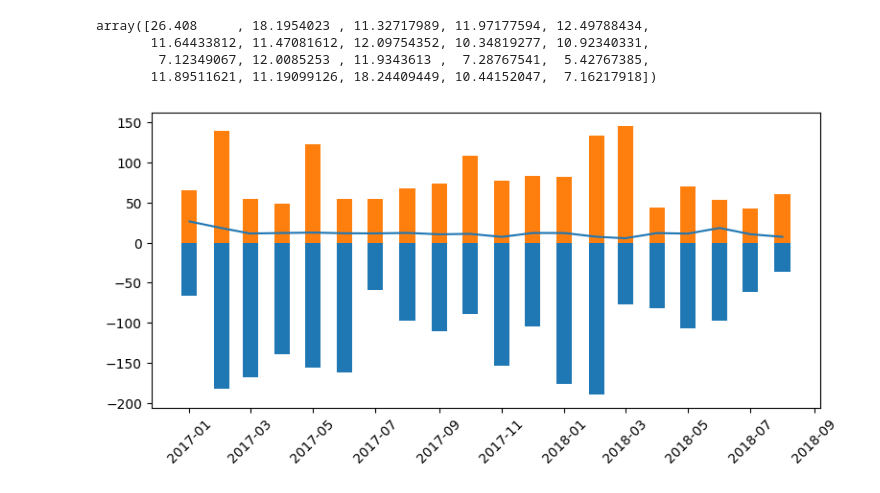
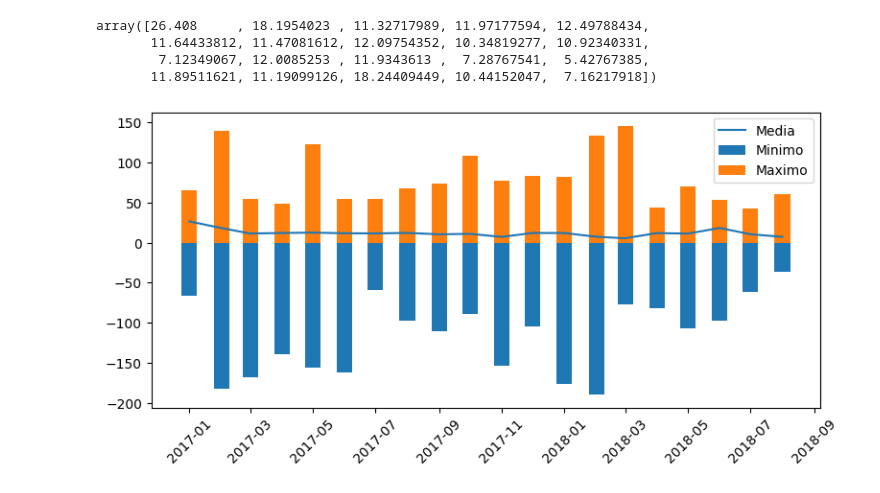
Before and after one commit to MDayvson/Ciencia-de-Dados, a Jupyter notebook: Ciência de Dados Impressionador/18. Utilizando o SQL com dados reais de venda/5. exercicio.ipynb, the cells around one changed output. Drawn from its saved outputs; the diff is of its cells as text; code cells hidden in the pictures.

```diff
--- a/Ciência de Dados Impressionador/18. Utilizando o SQL com dados reais de venda/5. exercicio.ipynb
+++ b/Ciência de Dados Impressionador/18. Utilizando o SQL com dados reais de venda/5. exercicio.ipynb
@@ -332,17 +332,17 @@ array([26.408     , 18.1954023 , 11.32717989, 11.97177594, 12.49788434,
 # %%
 # plotando graficamente
 
 fig, ax = plt.subplots(
     figsize = (9,4) # Tamanho da figura
 )
 
-ax.plot(media.index.to_timestamp(), media.values)
-ax.bar(minimo.index.to_timestamp(), minimo.values, width=15)
-ax.bar(maximo.index.to_timestamp(), maximo.values, width=15)
+ax.plot(media.index.to_timestamp(), media.values, label='Media')
+ax.bar(minimo.index.to_timestamp(), minimo.values, width=15, label='Minimo')
+ax.bar(maximo.index.to_timestamp(), maximo.values, width=15, label='Maximo')
 
 plt.xticks(rotation=45)
-
+ax.legend()
 
 plt.show()
 # %% [output]
-[figure, old version]
+[figure, new version]
```
